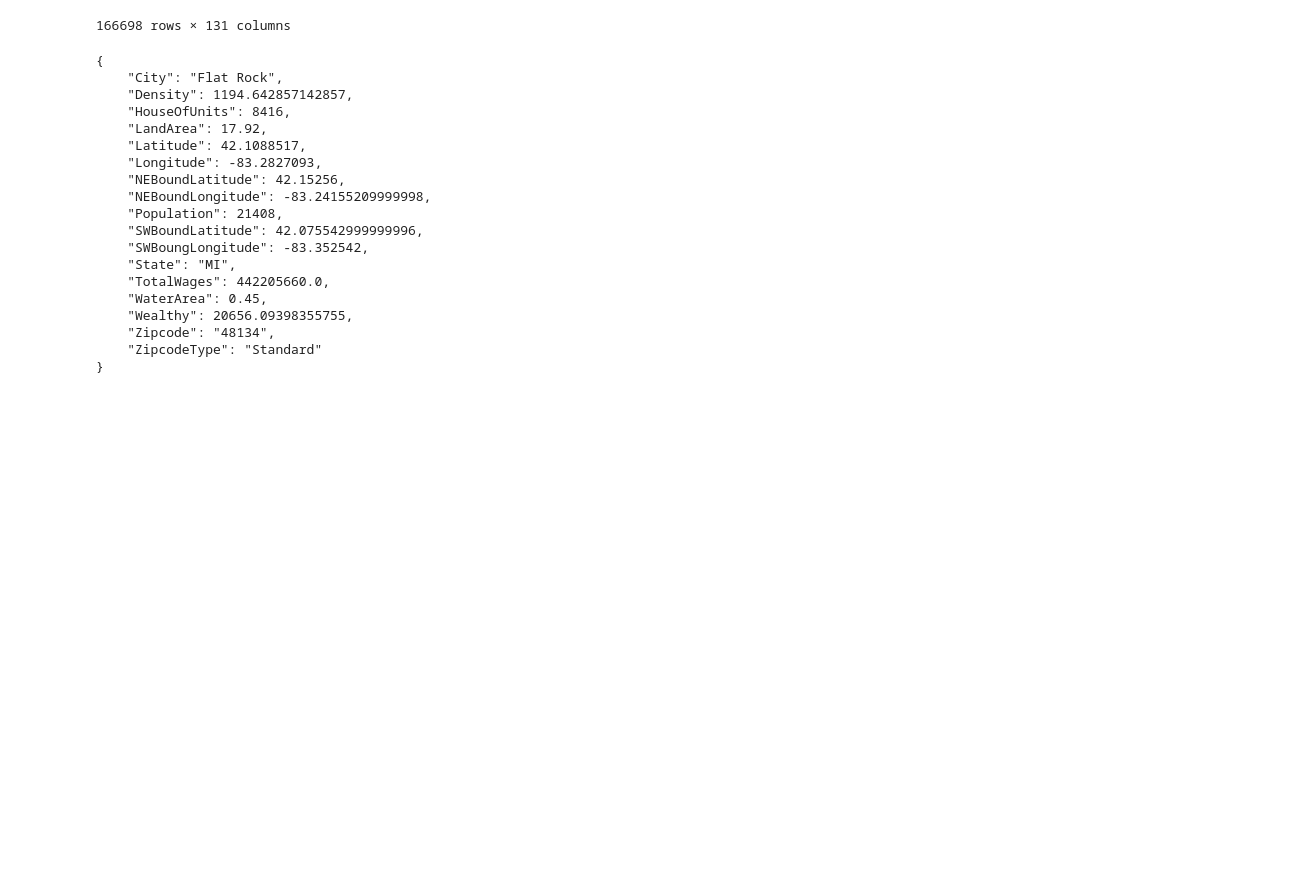
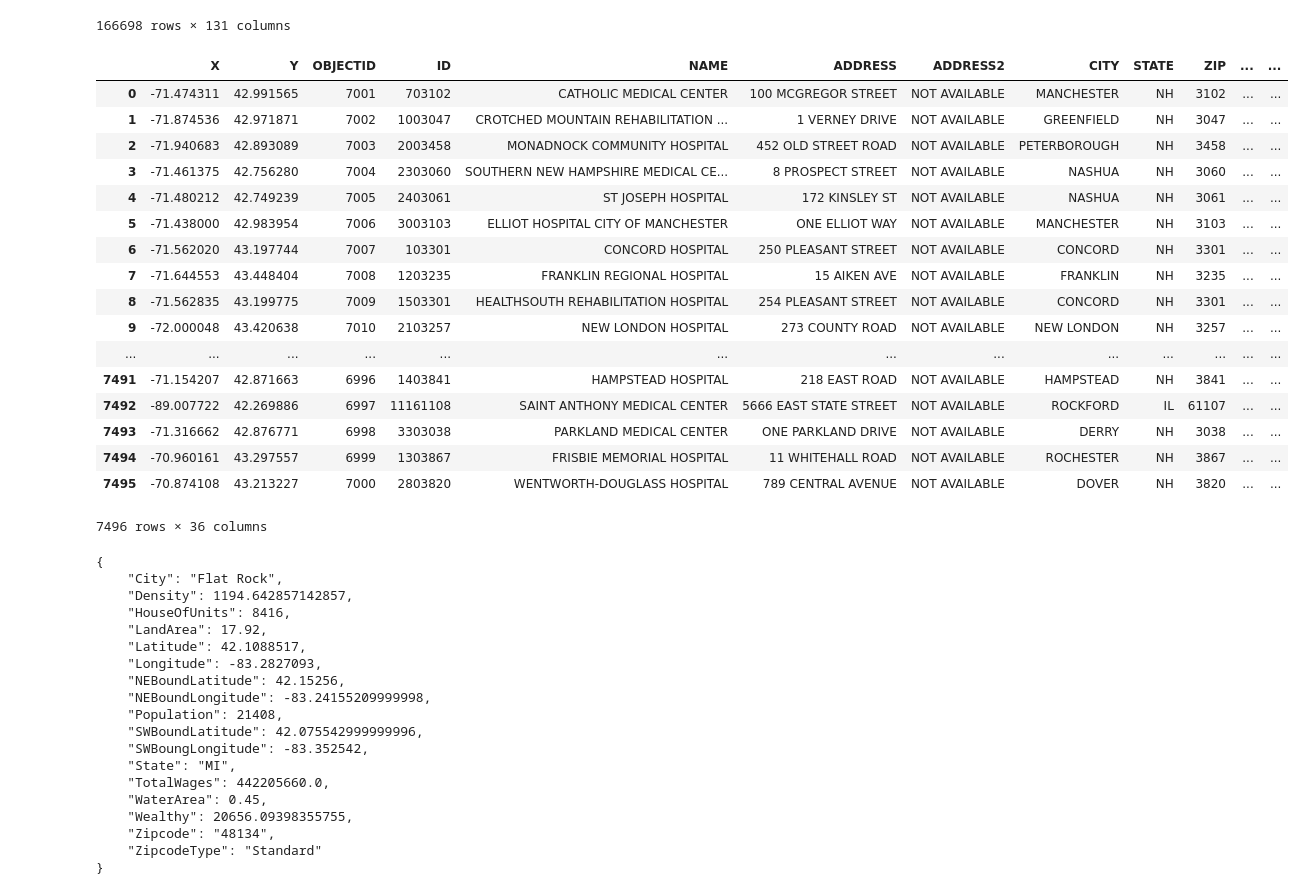
Before and after one commit to mvarnold/scaling, a Jupyter notebook: Untitled.ipynb, the cells around one changed output. Saved outputs shown, nothing was run; the diff lists cells and outputs as text; code cells hidden in the pictures; blank space fills up the shorter version.

```diff
--- a/Untitled.ipynb
+++ b/Untitled.ipynb
@@ -24,6 +24,28 @@ data
 | 166696 | 56 | WY | 99999 | 5 | 2670.0 | 430.0 | 2170.0 | 90.0 | 1850.0 | 6930.0 | ... | ... |
 | 166697 | 56 | WY | 99999 | 6 | 760.0 | 140.0 | 650.0 | 0.0 | 720.0 | 1890.0 | ... | ... |
 166698 rows × 131 columns
+# %%
+hospitals = pd.read_csv("data/Hospitals.csv")
+hospitals
+# %% [output]
+|  | X | Y | OBJECTID | ID | NAME | ADDRESS | ADDRESS2 | CITY | STATE | ZIP | ... | ... |
+| 0 | -71.474311 | 42.991565 | 7001 | 703102 | CATHOLIC MEDICAL CENTER | 100 MCGREGOR STREET | NOT AVAILABLE | MANCHESTER | NH | 3102 | ... | ... |
+| 1 | -71.874536 | 42.971871 | 7002 | 1003047 | CROTCHED MOUNTAIN REHABILITATION ... | 1 VERNEY DRIVE | NOT AVAILABLE | GREENFIELD | NH | 3047 | ... | ... |
+| 2 | -71.940683 | 42.893089 | 7003 | 2003458 | MONADNOCK COMMUNITY HOSPITAL | 452 OLD STREET ROAD | NOT AVAILABLE | PETERBOROUGH | NH | 3458 | ... | ... |
+| 3 | -71.461375 | 42.756280 | 7004 | 2303060 | SOUTHERN NEW HAMPSHIRE MEDICAL CE... | 8 PROSPECT STREET | NOT AVAILABLE | NASHUA | NH | 3060 | ... | ... |
+| 4 | -71.480212 | 42.749239 | 7005 | 2403061 | ST JOSEPH HOSPITAL | 172 KINSLEY ST | NOT AVAILABLE | NASHUA | NH | 3061 | ... | ... |
+| 5 | -71.438000 | 42.983954 | 7006 | 3003103 | ELLIOT HOSPITAL CITY OF MANCHESTER | ONE ELLIOT WAY | NOT AVAILABLE | MANCHESTER | NH | 3103 | ... | ... |
+| 6 | -71.562020 | 43.197744 | 7007 | 103301 | CONCORD HOSPITAL | 250 PLEASANT STREET | NOT AVAILABLE | CONCORD | NH | 3301 | ... | ... |
+| 7 | -71.644553 | 43.448404 | 7008 | 1203235 | FRANKLIN REGIONAL HOSPITAL | 15 AIKEN AVE | NOT AVAILABLE | FRANKLIN | NH | 3235 | ... | ... |
+| 8 | -71.562835 | 43.199775 | 7009 | 1503301 | HEALTHSOUTH REHABILITATION HOSPITAL | 254 PLEASANT STREET | NOT AVAILABLE | CONCORD | NH | 3301 | ... | ... |
+| 9 | -72.000048 | 43.420638 | 7010 | 2103257 | NEW LONDON HOSPITAL | 273 COUNTY ROAD | NOT AVAILABLE | NEW LONDON | NH | 3257 | ... | ... |
+| ... | ... | ... | ... | ... | ... | ... | ... | ... | ... | ... | ... | ... |
+| 7491 | -71.154207 | 42.871663 | 6996 | 1403841 | HAMPSTEAD HOSPITAL | 218 EAST ROAD | NOT AVAILABLE | HAMPSTEAD | NH | 3841 | ... | ... |
+| 7492 | -89.007722 | 42.269886 | 6997 | 11161108 | SAINT ANTHONY MEDICAL CENTER | 5666 EAST STATE STREET | NOT AVAILABLE | ROCKFORD | IL | 61107 | ... | ... |
+| 7493 | -71.316662 | 42.876771 | 6998 | 3303038 | PARKLAND MEDICAL CENTER | ONE PARKLAND DRIVE | NOT AVAILABLE | DERRY | NH | 3038 | ... | ... |
+| 7494 | -70.960161 | 43.297557 | 6999 | 1303867 | FRISBIE MEMORIAL HOSPITAL | 11 WHITEHALL ROAD | NOT AVAILABLE | ROCHESTER | NH | 3867 | ... | ... |
+| 7495 | -70.874108 | 43.213227 | 7000 | 2803820 | WENTWORTH-DOUGLASS HOSPITAL | 789 CENTRAL AVENUE | NOT AVAILABLE | DOVER | NH | 3820 | ... | ... |
+7496 rows × 36 columns
 # %%
 from uszipcode import ZipcodeSearchEngine
 search = ZipcodeSearchEngine()
```
Also changed, not shown: parts of 3 cells of this notebook, 3 other files.
